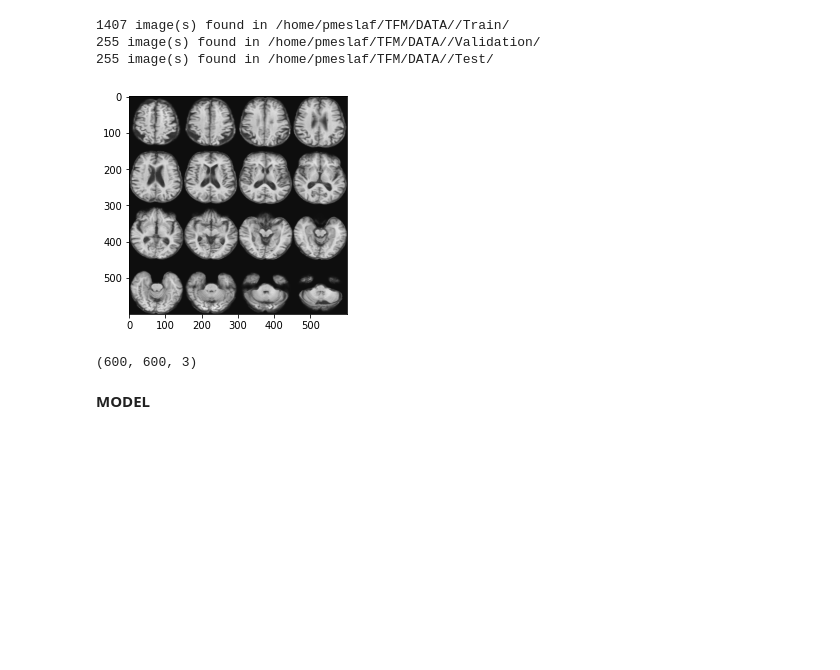
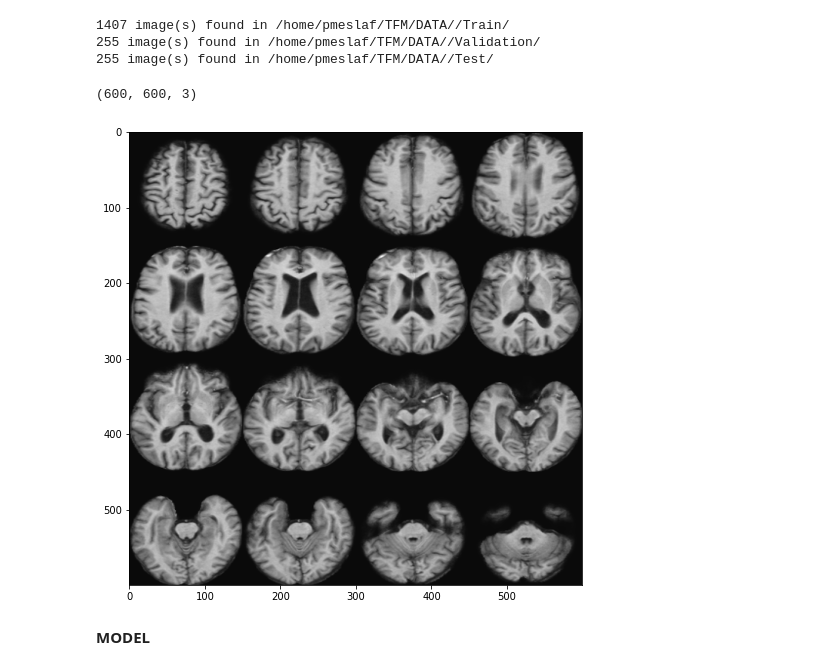
Before and after one commit to PabloMesas/TFM, a Jupyter notebook: convolutional_1 copy.ipynb, the cells around one changed output. Cells and saved outputs as stored; diff of their text form; code cells hidden in the pictures; blank space fills up the shorter version.

```diff
--- a/convolutional_1 copy.ipynb
+++ b/convolutional_1 copy.ipynb
@@ -62,7 +62,7 @@ project_dir = "/home/pmeslaf/TFM/DATA/"
 # %%
 batch_size = 5
 epochs = 100
-shape=110
+shape=150
 n_slice_row = 4
 images_shape = (shape*n_slice_row, shape*n_slice_row)
 classes = ["AD", "CN", "MCI"]
@@ -122,12 +122,14 @@ test_generator = DataGenerator2D(data_path=project_dir + '/Test/',
 # %%
 px = 1/plt.rcParams['figure.dpi']
 X, y = training_generator[1]
-plt.imshow(X[1,:,:,0], cmap ='gray')
-plt.show()
+fig, ax1 = plt.subplots(1, 1, figsize = (images_shape[0]*px,images_shape[1]*px))
+ax1.imshow(X[1,:,:,0], cmap ='gray')
+# plt.show()
+
 print(X[0].shape)
 # %% [output]
+(600, 600, 3)
-[figure, old version]
+[figure, new version]
-(600, 600, 3)
 # %%
 # print(X[0,14,:,:,0])
 # print(X[10,14,:,:,0])
```
Also changed, not shown: 3 other files.
